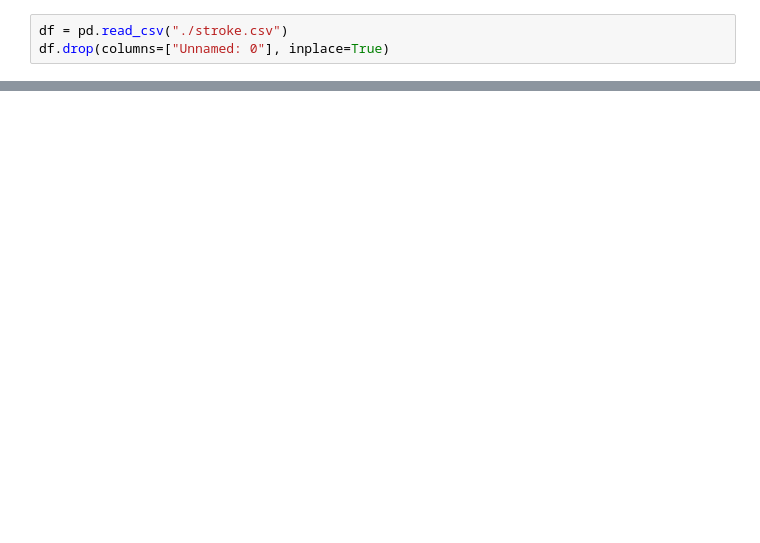
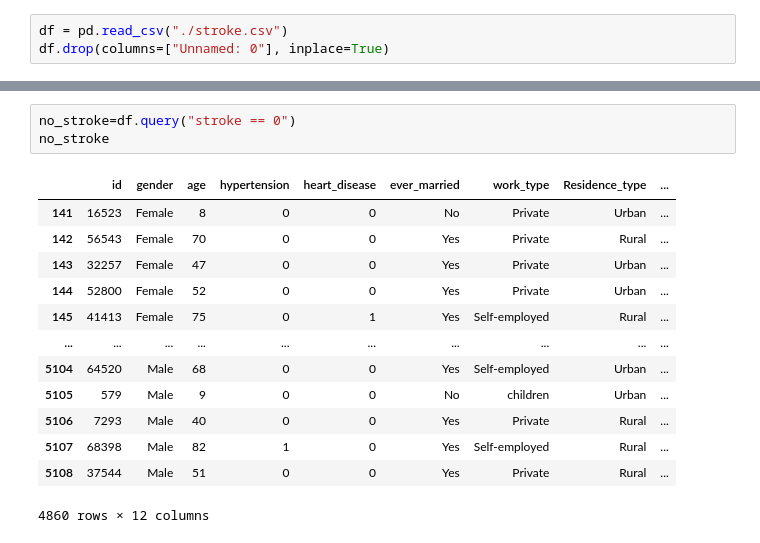
Before and after one commit to mdrhmn48/Stroke-Prediction, a Jupyter notebook: analysis.ipynb, the cells around one changed output, grey strips where cells are left out. Cells and saved outputs as stored; diff of their text form; blank space fills up the shorter version.

```diff
--- a/analysis.ipynb
+++ b/analysis.ipynb
@@ -22,0 +88,17 @@ df
+# %%
+no_stroke=df.query("stroke == 0")
+no_stroke
+# %% [output]
+|  | id | gender | age | hypertension | heart_disease | ever_married | work_type | Residence_type | ... |
+| 141 | 16523 | Female | 8 | 0 | 0 | No | Private | Urban | ... |
+| 142 | 56543 | Female | 70 | 0 | 0 | Yes | Private | Rural | ... |
+| 143 | 32257 | Female | 47 | 0 | 0 | Yes | Private | Urban | ... |
+| 144 | 52800 | Female | 52 | 0 | 0 | Yes | Private | Urban | ... |
+| 145 | 41413 | Female | 75 | 0 | 1 | Yes | Self-employed | Rural | ... |
+| ... | ... | ... | ... | ... | ... | ... | ... | ... | ... |
+| 5104 | 64520 | Male | 68 | 0 | 0 | Yes | Self-employed | Urban | ... |
+| 5105 | 579 | Male | 9 | 0 | 0 | No | children | Urban | ... |
+| 5106 | 7293 | Male | 40 | 0 | 0 | Yes | Private | Rural | ... |
+| 5107 | 68398 | Male | 82 | 1 | 0 | Yes | Self-employed | Rural | ... |
+| 5108 | 37544 | Male | 51 | 0 | 0 | Yes | Private | Rural | ... |
+4860 rows × 12 columns
```
Also changed, not shown: parts of 14 cells of this notebook, 1 other file.
